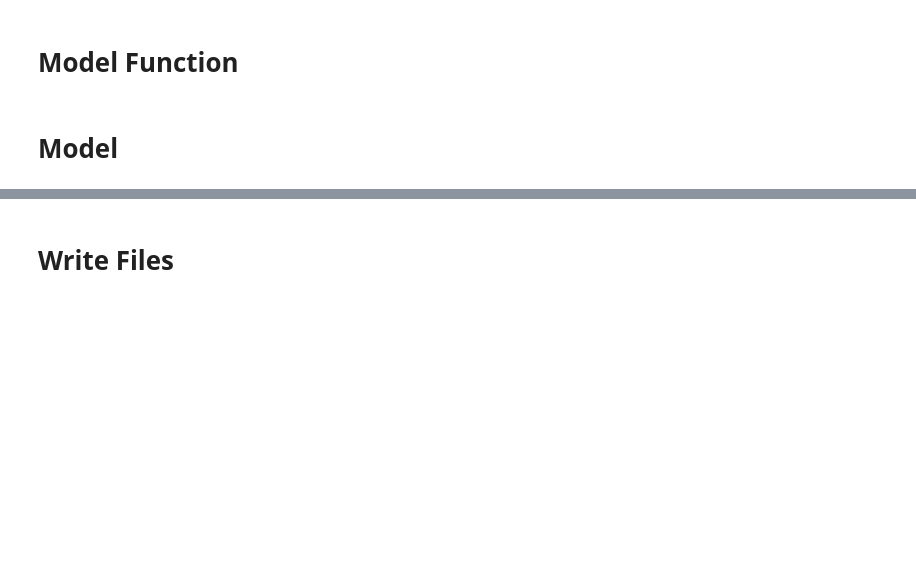
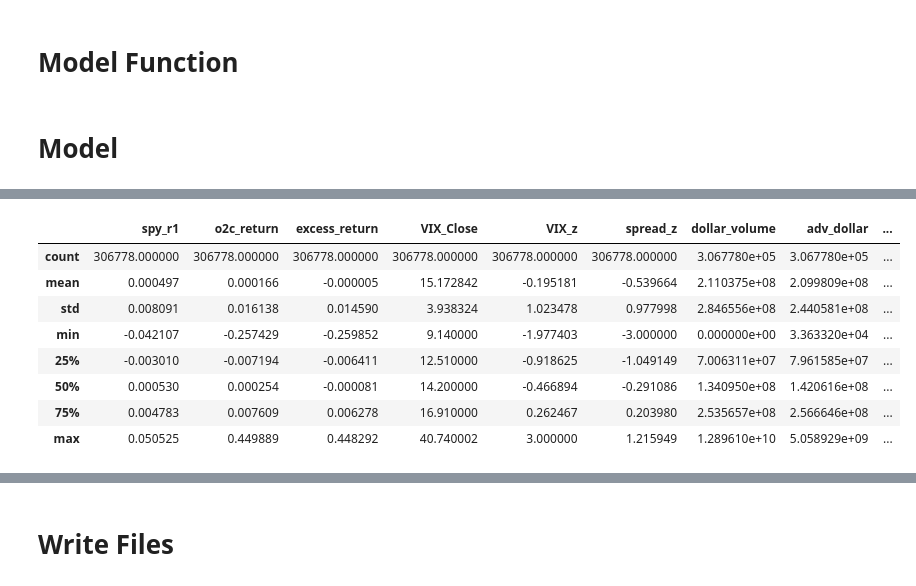
Before and after one commit to brianrp09232000/multimodal-eq-sizing, a Jupyter notebook: kaggle/02_train_legs-price_model.ipynb, the cells around one changed output, grey strips where cells are left out. Saved outputs shown, nothing was run; the diff lists cells and outputs as text; code cells hidden in the pictures; blank space fills up the shorter version.

```diff
--- a/kaggle/02_train_legs-price_model.ipynb
+++ b/kaggle/02_train_legs-price_model.ipynb
@@ -390,0 +410,12 @@ df_test_all
+# %%
+df_test_all[feature_cols+['y_pred']].describe()
+# %% [output]
+|  | spy_r1 | o2c_return | excess_return | VIX_Close | VIX_z | spread_z | dollar_volume | adv_dollar | ... |
+| count | 306778.000000 | 306778.000000 | 306778.000000 | 306778.000000 | 306778.000000 | 306778.000000 | 3.067780e+05 | 3.067780e+05 | ... |
+| mean | 0.000497 | 0.000166 | -0.000005 | 15.172842 | -0.195181 | -0.539664 | 2.110375e+08 | 2.099809e+08 | ... |
+| std | 0.008091 | 0.016138 | 0.014590 | 3.938324 | 1.023478 | 0.977998 | 2.846556e+08 | 2.440581e+08 | ... |
+| min | -0.042107 | -0.257429 | -0.259852 | 9.140000 | -1.977403 | -3.000000 | 0.000000e+00 | 3.363320e+04 | ... |
+| 25% | -0.003010 | -0.007194 | -0.006411 | 12.510000 | -0.918625 | -1.049149 | 7.006311e+07 | 7.961585e+07 | ... |
+| 50% | 0.000530 | 0.000254 | -0.000081 | 14.200000 | -0.466894 | -0.291086 | 1.340950e+08 | 1.420616e+08 | ... |
+| 75% | 0.004783 | 0.007609 | 0.006278 | 16.910000 | 0.262467 | 0.203980 | 2.535657e+08 | 2.566646e+08 | ... |
+| max | 0.050525 | 0.449889 | 0.448292 | 40.740002 | 3.000000 | 1.215949 | 1.289610e+10 | 5.058929e+09 | ... |
```
Also changed, not shown: parts of 23 cells of this notebook.
